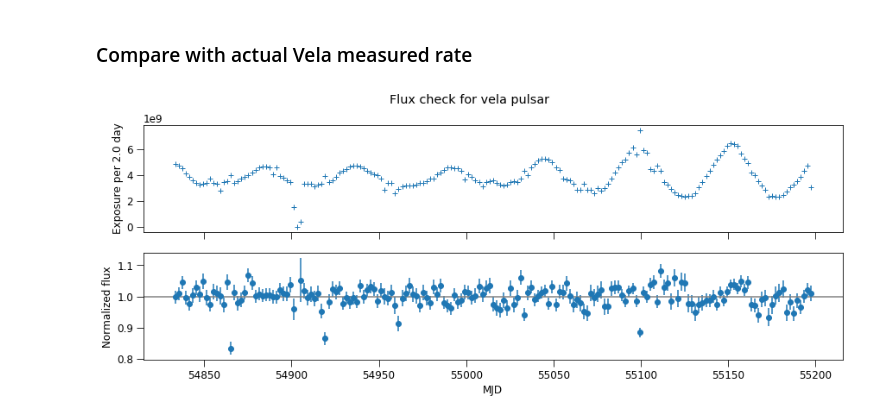
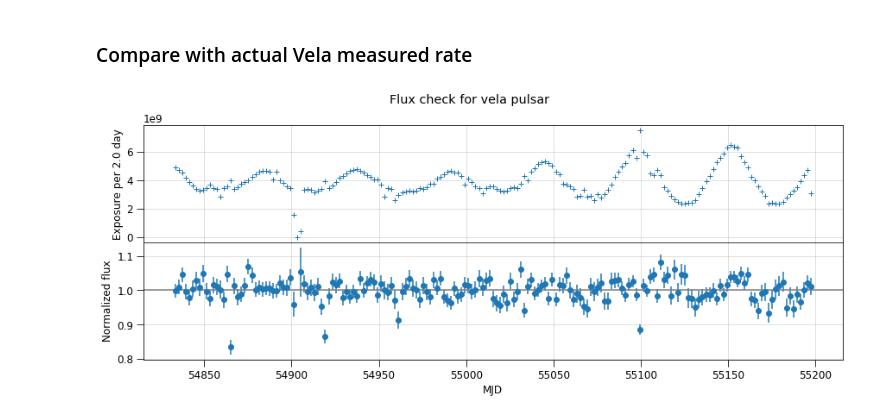
Before and after one commit to tburnett/lat-timing, a Jupyter notebook: notebooks/exposure development.ipynb, the cells around one changed output. Drawn from its saved outputs; the diff is of its cells as text; code cells hidden in the pictures.

```diff
--- a/notebooks/exposure development.ipynb
+++ b/notebooks/exposure development.ipynb
@@ -97,16 +97,16 @@ Selecting 183 intervals of 2.0 days
 # %%
 binned_data = np.histogram(etime_ok, bin_edge)[0]
 mask = binned_data>100
 ratio = binned_data[mask]/bin_exp[mask]
 y = ratio/ratio.mean()
-fig, (ax1,ax2)= plt.subplots(2,1, figsize=(15,5), sharex=True)
+fig, (ax1,ax2)= plt.subplots(2,1, figsize=(15,5), sharex=True,gridspec_kw=dict(hspace=0) )
 t = MJD(bin_center)
-ax1.plot(t, bin_exp, '+');
+ax1.plot(t, bin_exp, '+'); ax1.grid(alpha=0.5)
 ax1.set(ylabel=f'Exposure per {delta_t/day} day')
 dy = y/np.sqrt(binned_data[mask])
 ax2.errorbar(x =  t[mask],   y=y, yerr=dy,  fmt='o');
 ax2.set(xlabel='MJD', ylabel='Normalized flux')
-ax2.axhline(1, color='grey');
+ax2.axhline(1, color='grey');ax2.grid(alpha=0.5)
 fig.suptitle(f'Flux check for {source_name}');
 # %% [output]
-[figure, old version]
+[figure, new version]
```
Also changed, not shown: parts of 2 cells of this notebook, 2 other files.
